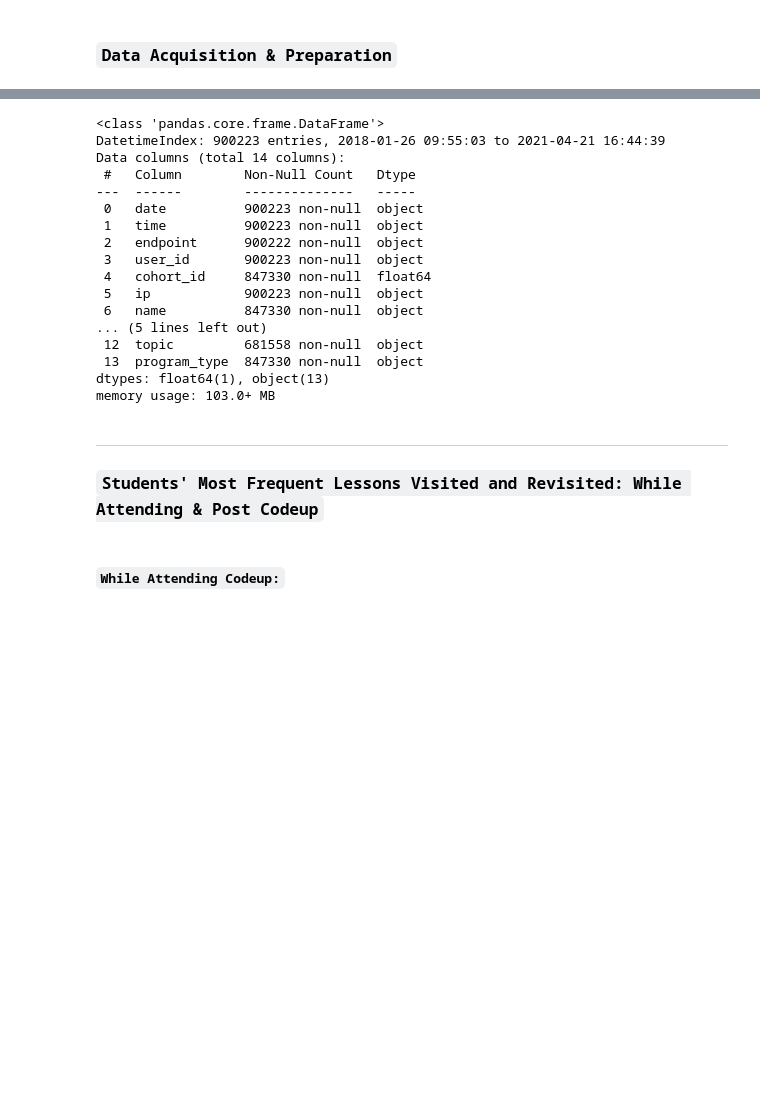
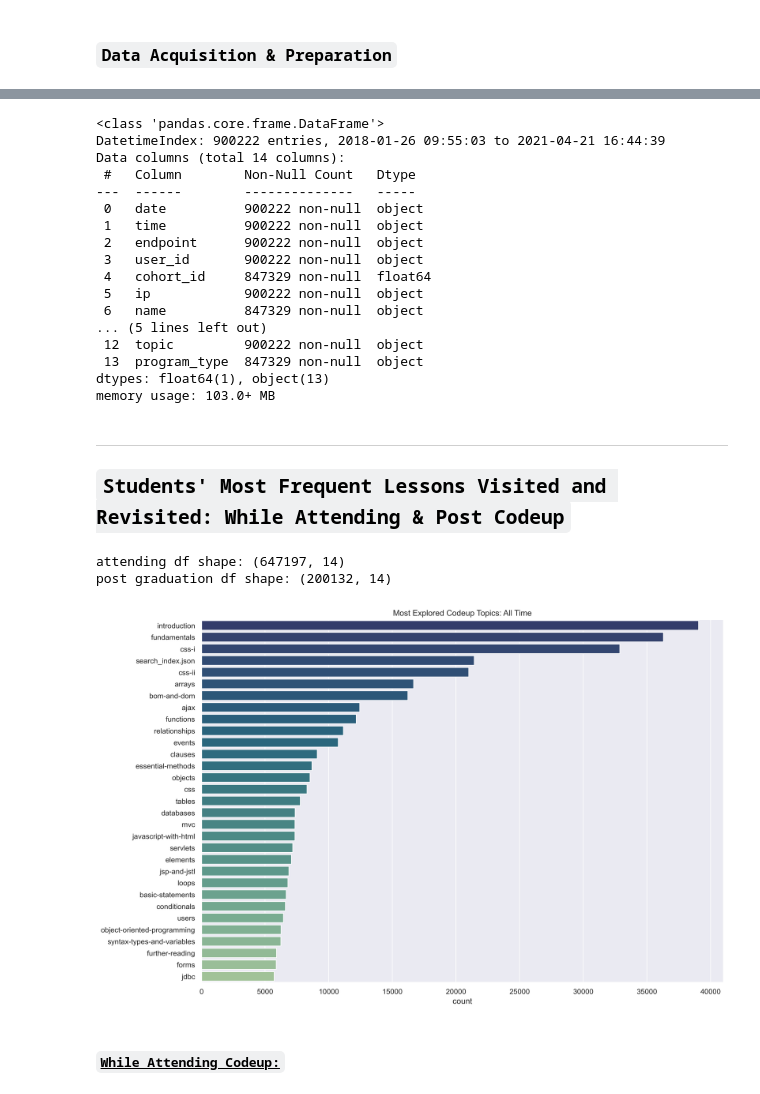
Before and after one commit to Kalpana-duo/project_anomaly, a Jupyter notebook: final_report.ipynb, the cells around one changed output, grey strips where cells are left out. Cells and saved outputs as stored; diff of their text form; code cells hidden in the pictures; blank space fills up the shorter version.

```diff
--- a/final_report.ipynb
+++ b/final_report.ipynb
@@ -61,9 +63,15 @@ df = prepare_final.clean_dates(df)
 # mapping Codeup program ids to program names
 df = prepare_final.map_program_id(df)
 
+# cleaning duplicate values in program lesson/classes
+df = prepare_final.clean_lesson(df)
+
 # cleaning data types and null values in dataset
 df = prepare_final.clean_anomalies(df)
 
+# treating null values
+df = prepare_final.missing_values(df)
+
 print(f'cleaned dataframe shape: {df.shape}')
-df.head()
+df.head(3)
 # %% [output]
@@ -81,24 +89,66 @@ cleaned dataframe shape: (900223, 14)
 df.info()
 # %% [output]
 <class 'pandas.core.frame.DataFrame'>
-DatetimeIndex: 900223 entries, 2018-01-26 09:55:03 to 2021-04-21 16:44:39
+DatetimeIndex: 900222 entries, 2018-01-26 09:55:03 to 2021-04-21 16:44:39
 Data columns (total 14 columns):
  #   Column        Non-Null Count   Dtype
 ---  ------        --------------   -----
- 0   date          900223 non-null  object
- 1   time          900223 non-null  object
+ 0   date          900222 non-null  object
+ 1   time          900222 non-null  object
  2   endpoint      900222 non-null  object
- 3   user_id       900223 non-null  object
- 4   cohort_id     847330 non-null  float64
- 5   ip            900223 non-null  object
- 6   name          847330 non-null  object
+ 3   user_id       900222 non-null  object
+ 4   cohort_id     847329 non-null  float64
+ 5   ip            900222 non-null  object
+ 6   name          847329 non-null  object
 ... (5 lines left out)
- 12  topic         681558 non-null  object
- 13  program_type  847330 non-null  object
+ 12  topic         900222 non-null  object
+ 13  program_type  847329 non-null  object
 dtypes: float64(1), object(13)
 memory usage: 103.0+ MB
 # %% [markdown]
 ----
-### ``Students' Most Frequent Lessons Visited and Revisited: While Attending & Post Codeup``
+## **``Students' Most Frequent Lessons Visited and Revisited: While Attending & Post Codeup``**
+# %%
+# creating log entries for attending & post Codeup
+
+proxy_df = df.copy()
+curr_df = df.copy()
+grad_df = df.copy()
+
+curr_df["end_date"] = pd.to_datetime(curr_df["end_date"], infer_datetime_format=True)
+curr_df["start_date"] = pd.to_datetime(curr_df["start_date"], infer_datetime_format=True)
+
+grad_df["end_date"] = pd.to_datetime(curr_df["end_date"], infer_datetime_format=True)
+grad_df["start_date"] = pd.to_datetime(curr_df["start_date"], infer_datetime_format=True)
+
+# setting a date column
+curr_df["logdate"] = curr_df.index
+curr_df = curr_df.reset_index(drop = True)
+
+grad_df["logdate"] = grad_df.index
+grad_df = grad_df.reset_index(drop = True)
+
+curr_df = curr_df[curr_df["logdate"] <= curr_df["end_date"]]
+grad_df = grad_df[grad_df["logdate"] > grad_df["end_date"]]
+
+# can now set the df index to log dates
+curr_df = curr_df.set_index("logdate").sort_index()
+grad_df = grad_df.set_index("logdate").sort_index()
+
+proxy_df = proxy_df.apply(lambda x: x.str.strip() if isinstance(x, str) else x).replace(0, None)
+curr_df = curr_df.apply(lambda x: x.str.strip() if isinstance(x, str) else x).replace(0, None)
+grad_df = grad_df.apply(lambda x: x.str.strip() if isinstance(x, str) else x).replace(0, None)
+
+print(f'attending df shape: {curr_df.shape}')
+print(f'post graduation df shape: {grad_df.shape}')
+
+# curr_df.head()
+# %% [output]
+attending df shape: (647197, 14)
+post graduation df shape: (200132, 14)
+# %%
+prepare_final.return_most_visited_lessons_all_time(proxy_df)
+# %% [output]
+[figure, added]
 # %% [markdown]
-#### ``While Attending Codeup:``
+#### **<u>``While Attending Codeup:``</u>**
```
Also changed, not shown: parts of 20 cells of this notebook, 2 other files.
